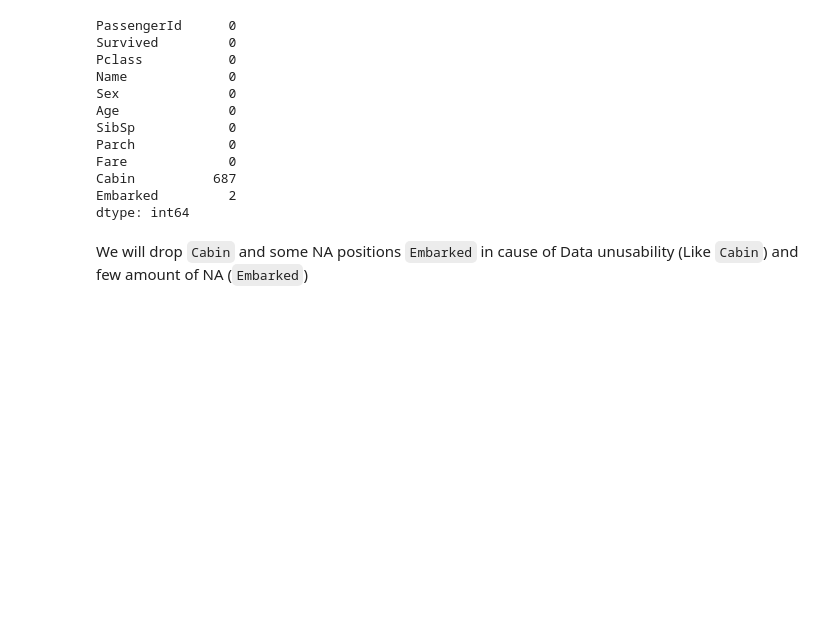
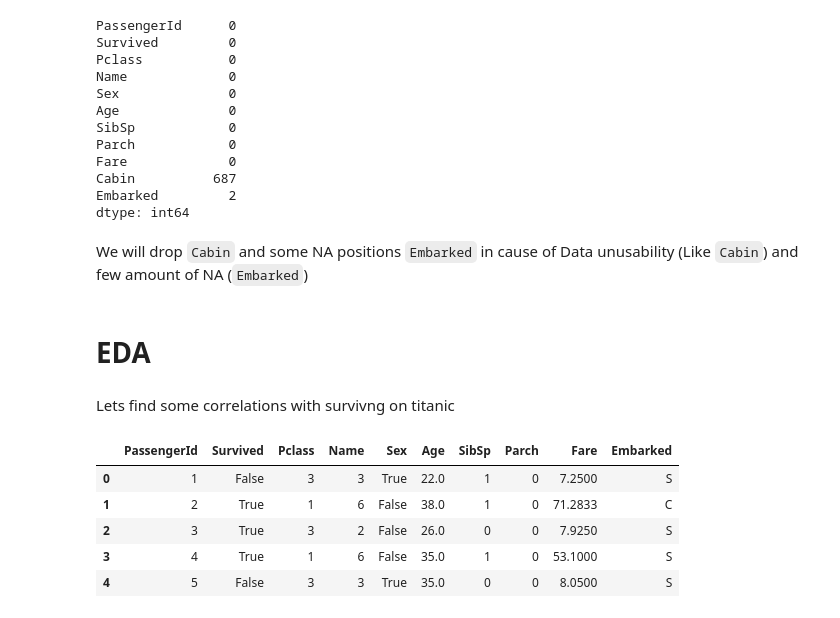
Before and after one commit to PigStep/ML-Titanic-Kaggle-contest, a Jupyter notebook: notebooks/ML titanic prediction/Titanic_notebook.ipynb, the cells around one changed output. Drawn from its saved outputs; the diff is of its cells as text; code cells hidden in the pictures; blank space fills up the shorter version.

```diff
--- a/notebooks/ML titanic prediction/Titanic_notebook.ipynb
+++ b/notebooks/ML titanic prediction/Titanic_notebook.ipynb
@@ -266,3 +271,5 @@ titanic_test = titanic_test.drop("Cabin",axis=1)
 #Drop NA embarked
 titanic_train = titanic_train[- titanic_train.Embarked.isna()]
 titanic_test = titanic_test[- titanic_test.Embarked.isna()]
+# %% [markdown]
+# EDA
@@ -268,0 +278,11 @@ titanic_test = titanic_test[- titanic_test.Embarked.isna()]
+# %% [markdown]
+Lets find some correlations with survivng on titanic
+# %%
+titanic_train.head()
+# %% [output]
+|  | PassengerId | Survived | Pclass | Name | Sex | Age | SibSp | Parch | Fare | Embarked |
+| 0 | 1 | False | 3 | 3 | True | 22.0 | 1 | 0 | 7.2500 | S |
+| 1 | 2 | True | 1 | 6 | False | 38.0 | 1 | 0 | 71.2833 | C |
+| 2 | 3 | True | 3 | 2 | False | 26.0 | 0 | 0 | 7.9250 | S |
+| 3 | 4 | True | 1 | 6 | False | 35.0 | 1 | 0 | 53.1000 | S |
+| 4 | 5 | False | 3 | 3 | True | 35.0 | 0 | 0 | 8.0500 | S |
```
Also changed, not shown: parts of 7 cells of this notebook.
